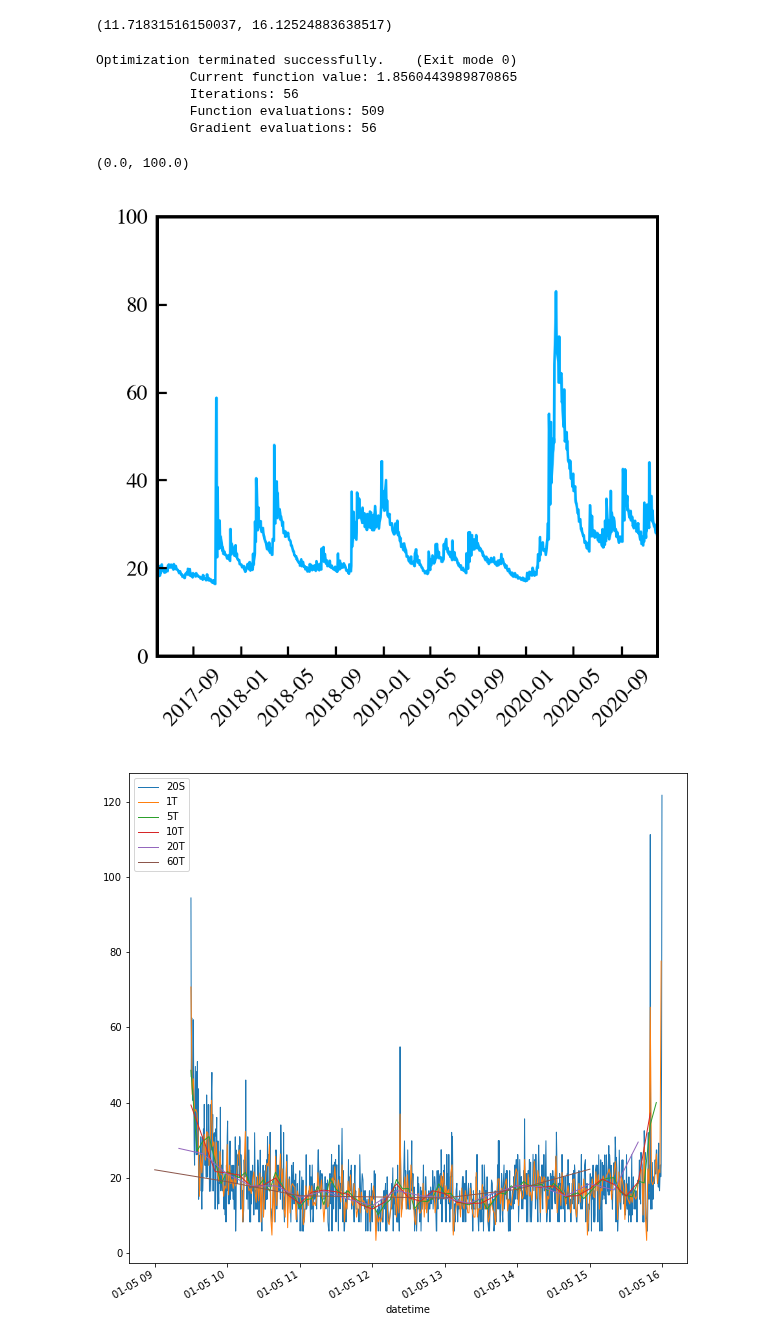
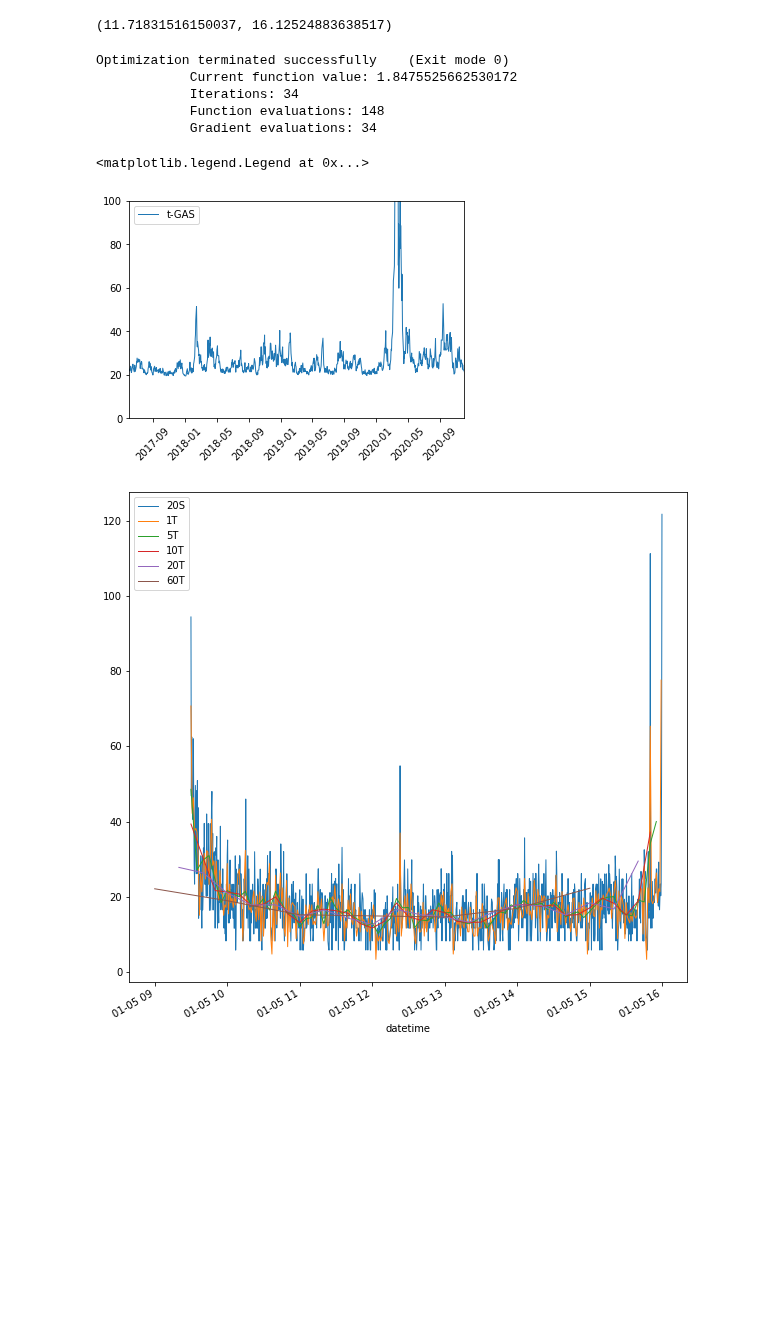
Before and after one commit to LuukOudshoorn25/HighFrequencyTrading, a Jupyter notebook: Code.ipynb, the cells around one changed output. Drawn from its saved outputs; the diff is of its cells as text; code cells hidden in the pictures; blank space fills up the shorter version.

Commit message:
density functions

```diff
--- a/Code.ipynb
+++ b/Code.ipynb
@@ -556,11 +555,14 @@ MAE 11.71831516150037    RMSE 16.12524883638517
 (11.71831516150037, 16.12524883638517)
 # %%
 from scipy.optimize import minimize
+from scipy.special import gamma, factorial
 class estimate_GAS():
-    def __init__(self,model):# or 'RealGARCH'
+    def __init__(self,model,p,q):# or 'RealGARCH'
         self.options = {'eps':1e-09,
                       'disp': True,
                       'maxiter':200}
+        self.p, self.q = p, q
+        self.nu = self.p + self.q + 1 # dof for t-distribution
         self.model = model # 'RealGARCH'
         self.closingreturns = daily_returns.values.flatten()*100
         if self.model=='RealGARCH':
@@ -573,8 +575,17 @@ class estimate_GAS():
 
     def nabla(self,lagged_obs,lagged_latent):
         # Normal distribution
+        if self.model == 'GARCH':
+            return  (lagged_obs**2-lagged_latent)
+        # t-distribution density
+        if self.model == 't-GAS':
+            a1 = (1+3/self.nu)
+            a2 = ((1+1/self.nu)/((1-2/self.nu)*(1+lagged_obs**2/(self.nu*lagged_latent*(1-2/self.nu)))))*lagged_obs**2
+            - lagged_latent
+            return a1*a2
         # Poisson model
-        return (lagged_obs**2/np.exp(lagged_latent) -1 )
+#         return (lagged_obs**2/np.exp(lagged_latent) -1 )
+#         return (1/fisher)*gradient
 
 
     def __llik_fun_GAS__(self,params,estimate=True):
@@ -610,11 +621,17 @@ class estimate_GAS():
                 alpha_part = alpha_part+alpha*self.nabla(x[t-i-1],ft[t-i-1])
             # Combine in sigma2[t]
             ft[t] = mu + phi_part + alpha_part
-        sigma2 = np.exp(ft)
+#         sigma2 = np.exp(ft)
+        sigma2 = ft
         # Derive likelihood
         if estimate:
             # normal
+#             if self.model == 'GARCH':
             L = -0.5*np.log(2*np.pi) - 0.5*np.log(sigma2) - 0.5*x**2/sigma2
+            # t-distribution
+#             elif self.model == 't-GAS':
+#                 L = np.log(gamma((self.nu+1)/2)) - np.log(gamma(self.nu/2)) - 0.5*np.log((self.nu-2)*np.pi*sigma2)
+#                 - ((self.nu+1)/2)*np.log(1+((x**2)/((self.nu-2)*sigma2)))
             llik = np.mean(L)
 
             return -1*llik
@@ -624,7 +641,6 @@ class estimate_GAS():
 
     def fit_gas(self,x):
         # Initialize values
-        self.p,self.q = 3,3
         phis   = np.ones(self.p)*0.2  # initial value for phi
         alphas = np.ones(self.q)*0.1 # initial value for alpha
         mu     = np.nanvar(self.closingreturns)*(1-np.sum(phis)-np.sum(alphas)) # initial value for mu
@@ -661,22 +677,26 @@ class estimate_GAS():
         return daily_returns.index,np.sqrt(sigma2)*np.sqrt(252)
 
 
-GAS = estimate_GAS(model='GARCH')
-t,gas_vola = GAS.plot_vola()
+GAS = estimate_GAS(model='t-GAS',p=1,q=1)
+t_tGAS,tgas_vola_ = GAS.plot_vola()
+# GAS = estimate_GAS(model='GARCH',p=3,q=3)
+# t_GARCH,tGARCH_vola = GAS.plot_vola()
 # %% [output]
-Optimization terminated successfully.    (Exit mode 0)
-            Current function value: 1.8560443989870865
-            Iterations: 56
-            Function evaluations: 509
-            Gradient evaluations: 56
+Optimization terminated successfully    (Exit mode 0)
+            Current function value: 1.8475525662530172
+            Iterations: 34
+            Function evaluations: 148
+            Gradient evaluations: 34
 # %%
-plt.plot(t[2:],gas_vola[2:],lw=1)
+plt.plot(t_tGAS[2:],tgas_vola_[2:],lw=1, label='t-GAS')
+# plt.plot(t_GARCH[2:],tGARCH_vola[2:],lw=1, label='GARCH')
 plt.xlim([datetime.date(2017, 6, 1), datetime.date(2020, 12, 1)])
 plt.xticks(rotation=45)
 plt.ylim(0,100)
+plt.legend()
 # %% [output]
-(0.0, 100.0)
+<matplotlib.legend.Legend at 0x...>
-[figure, old version]
+[figure, new version]
 # %%
 results = []
 for start in np.linspace(0,1e5,int(1e3),dtype=int):
```
Also changed, not shown: parts of 5 cells of this notebook.
